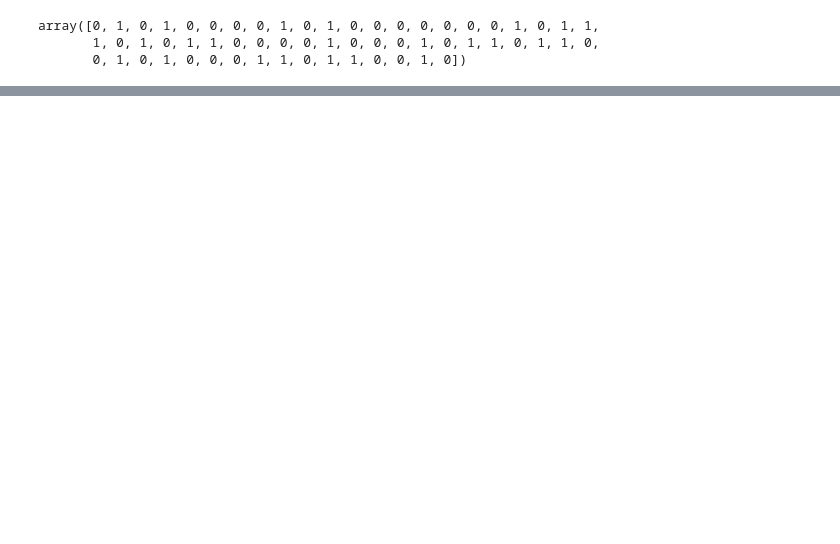
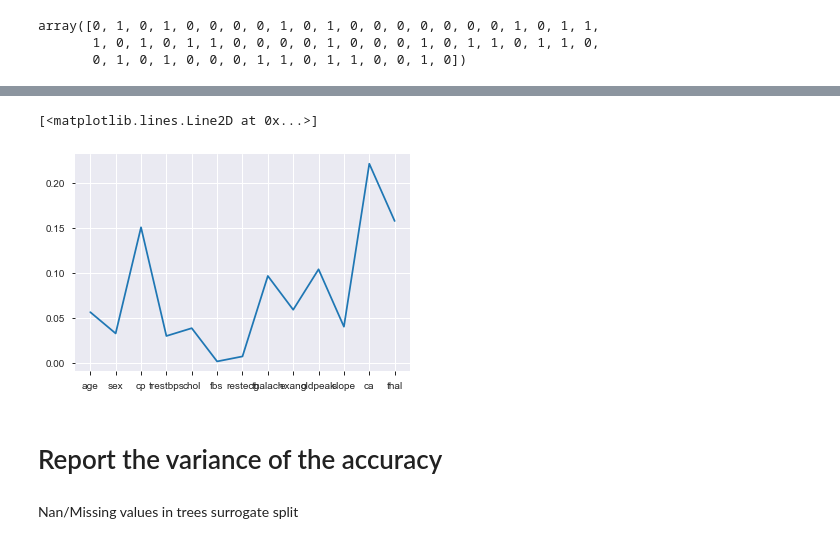
Before and after one commit to vinaysb/Data-Mining-2019-20, a Jupyter notebook: Assignment_9/Random_forest.ipynb, the cells around one changed output, grey strips where cells are left out. Cells and saved outputs as stored; diff of their text form; code cells hidden in the pictures; blank space fills up the shorter version.

```diff
--- a/Assignment_9/Random_forest.ipynb
+++ b/Assignment_9/Random_forest.ipynb
@@ -55,7 +60,8 @@ Parameters currently in use:
 # %%
 from sklearn.model_selection import RandomizedSearchCV
 # Number of trees in random forest
-n_estimators = [int(x) for x in np.linspace(start = 2, stop = 10, num = 5)]
+# the more trees the better it is, the better results
+n_estimators = [int(x) for x in np.linspace(start = 200, stop = 250, num = 5)]
 # Number of features to consider at every split
 max_features = ['auto', 'sqrt']
 # Maximum number of levels in tree
@@ -88,7 +94,7 @@ pprint(random_grid)
 rf =  RandomForestClassifier()
 # Random search of parameters, using 3 fold cross validation,
 # search across 100 different combinations, and use all available cores
-rf_random = RandomizedSearchCV(estimator = rf, param_distributions = random_grid, n_iter = 100, cv = 2, verbose=2, random_state=42, n_jobs = -1)
+rf_random = RandomizedSearchCV(estimator = rf, param_distributions = random_grid, n_iter = 100, cv = 4, verbose=2, random_state=42, n_jobs = -1)
 # Fit the random search model
 rf_random.fit(X_train, y_train)
 # %% [output]
@@ -148,0 +171,9 @@ accuracy = sum(y_test == predictions)/len(y_test)
+# %%
+plt.plot(X.columns ,best_random.feature_importances_)
+# %% [output]
+[<matplotlib.lines.Line2D at 0x...>]
+[figure, added]
+# %% [markdown]
+# Report the variance of the accuracy
+# %% [markdown]
+Nan/Missing values in trees surrogate split
```
Also changed, not shown: parts of 8 cells of this notebook, 15 other files.
